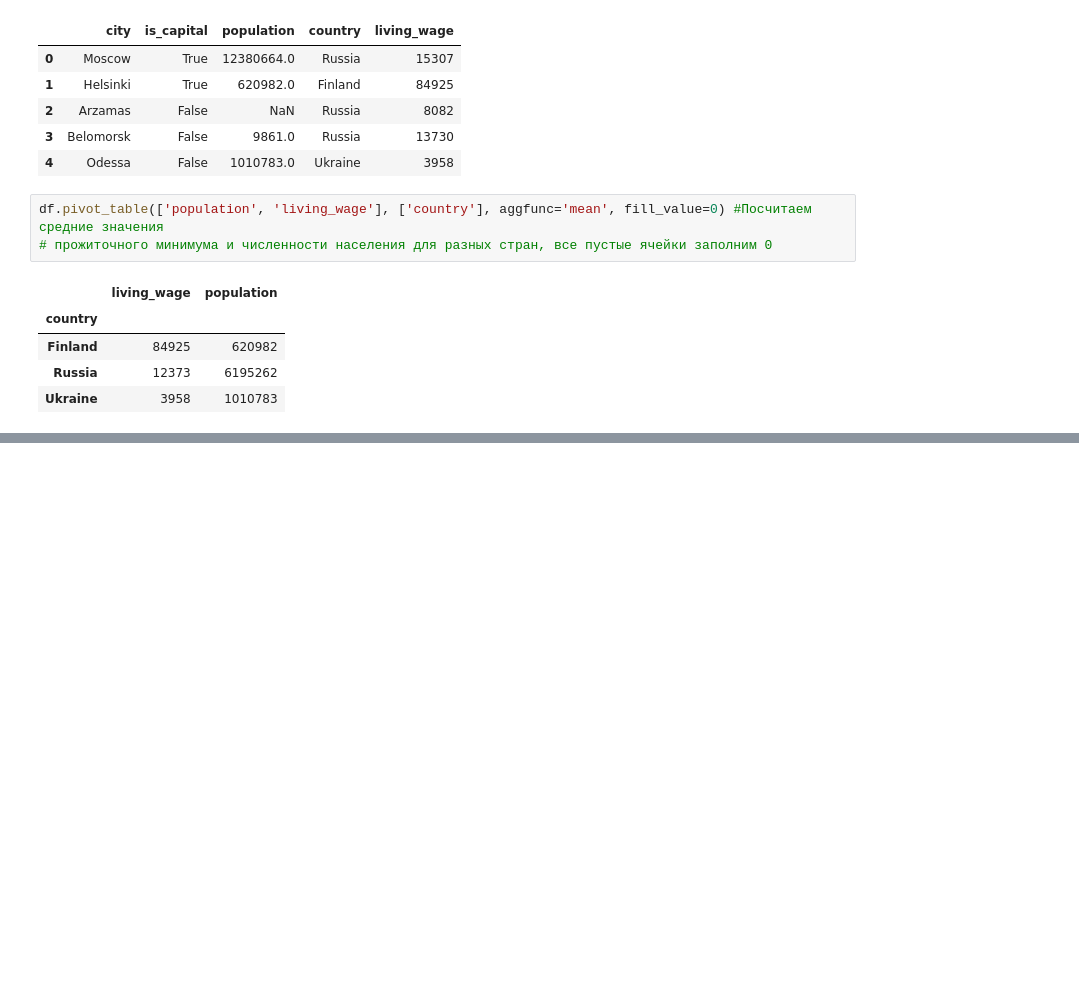
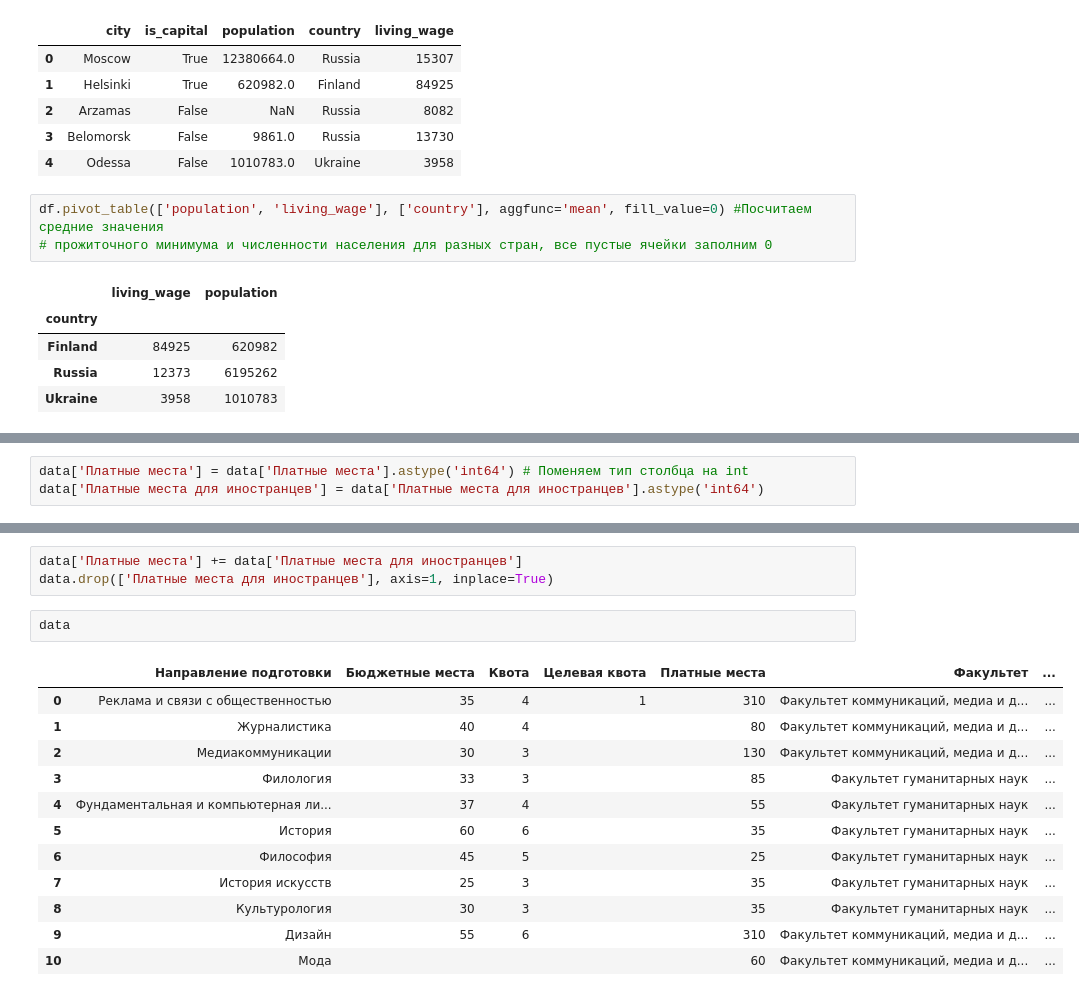
Before and after one commit to katchinsky/practice_2017, a Jupyter notebook: S 13, Pandas.ipynb, the cells around one changed output, grey strips where cells are left out. Cells and saved outputs as stored; diff of their text form; blank space fills up the shorter version.

```diff
--- a/S 13, Pandas.ipynb
+++ b/S 13, Pandas.ipynb
@@ -558,0 +608,3 @@ df.pivot_table(['population', 'living_wage'], ['country'], aggfunc='mean', fill_
+# %%
+data['Платные места'] = data['Платные места'].astype('int64') # Поменяем тип столбца на int
+data['Платные места для иностранцев'] = data['Платные места для иностранцев'].astype('int64')
@@ -558,0 +613,18 @@ df.pivot_table(['population', 'living_wage'], ['country'], aggfunc='mean', fill_
+# %%
+data['Платные места'] += data['Платные места для иностранцев']
+data.drop(['Платные места для иностранцев'], axis=1, inplace=True)
+# %%
+data
+# %% [output]
+|  | Направление подготовки | Бюджетные места | Квота | Целевая квота | Платные места | Факультет | ... |
+| 0 | Реклама и связи с общественностью | 35 | 4 | 1 | 310 | Факультет коммуникаций, медиа и д... | ... |
+| 1 | Журналистика | 40 | 4 |  | 80 | Факультет коммуникаций, медиа и д... | ... |
+| 2 | Медиакоммуникации | 30 | 3 |  | 130 | Факультет коммуникаций, медиа и д... | ... |
+| 3 | Филология | 33 | 3 |  | 85 | Факультет гуманитарных наук | ... |
+| 4 | Фундаментальная и компьютерная ли... | 37 | 4 |  | 55 | Факультет гуманитарных наук | ... |
+| 5 | История | 60 | 6 |  | 35 | Факультет гуманитарных наук | ... |
+| 6 | Философия | 45 | 5 |  | 25 | Факультет гуманитарных наук | ... |
+| 7 | История искусств | 25 | 3 |  | 35 | Факультет гуманитарных наук | ... |
+| 8 | Культурология | 30 | 3 |  | 35 | Факультет гуманитарных наук | ... |
+| 9 | Дизайн | 55 | 6 |  | 310 | Факультет коммуникаций, медиа и д... | ... |
+| 10 | Мода |  |  |  | 60 | Факультет коммуникаций, медиа и д... | ... |
```
Also changed, not shown: parts of 11 cells of this notebook.
